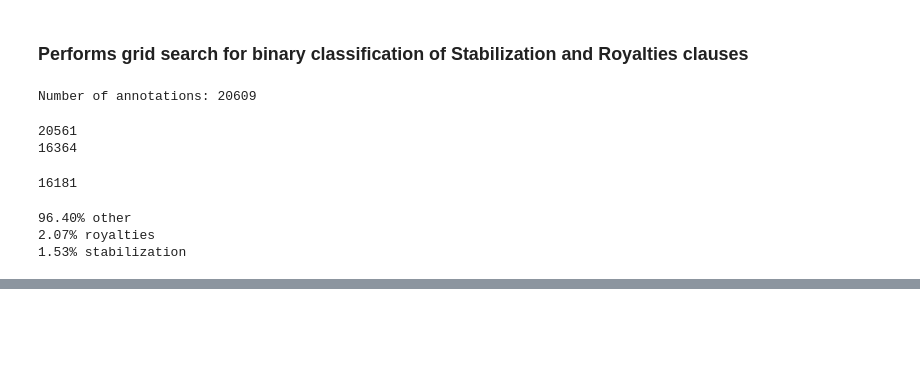
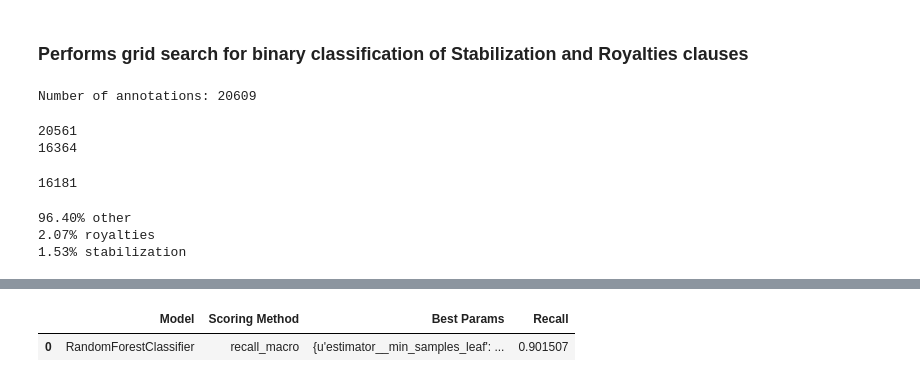
Before and after one commit to datakind/NRGI_Extractives_Contract_Toolkit, a Jupyter notebook: 6a_Annotation_Tag_Classifier_GridSearch.ipynb, the cells around one changed output, grey strips where cells are left out. Cells and saved outputs as stored; diff of their text form; code cells hidden in the pictures; blank space fills up the shorter version.

```diff
--- a/6a_Annotation_Tag_Classifier_GridSearch.ipynb
+++ b/6a_Annotation_Tag_Classifier_GridSearch.ipynb
@@ -39,7 +39,7 @@ land_folder = 'contract_data/Contracts_Annotations/openland_contracts/'
 folders = [resource_folder,land_folder]
 # %%
 labels = ['stabilization','royalties']
-n_folds = 5
+n_folds = 3
 # %%
 # Languages must be supported by NLTK Snowball Stemmer and stopwords
 languages = ['english','french','spanish','italian','portuguese','dutch','swedish']
@@ -314,6 +314,27 @@ parameters = [
 #               ,'n_jobs': [-1]
 #               ,'max_depth': [3,6,9]}
 ]
+# %%
+parameters = [
+#         {'penalty': ['l1','l2']      # LogisticRegression
+#               ,'C': [.001,.01,.1,1,10,100]
+#               ,'class_weight': [None,'balanced']
+#               ,'n_jobs': [-1]}
+#         ,{'max_depth': [8,10,12,14]}       #DecisionTree
+         {'estimator__n_estimators': [500],          # RandomForest
+          'estimator__n_jobs': [-1],
+            "estimator__max_depth": [None,12,14],
+              "estimator__max_features": [.2,.33],
+              "estimator__min_samples_split": [2,10],
+              "estimator__min_samples_leaf": [50],
+              "estimator__bootstrap": [False,True],
+              "estimator__criterion": ['gini'],
+              "estimator__class_weight": ['balanced','balanced_subsample']}
+#         ,{'max_features':[0.2,0.33,0.5]       #ExtraTrees
+#               ,'n_estimators': [50]
+#               ,'n_jobs': [-1]
+#               ,'max_depth': [3,6,9]}
+]
 # %%
 def grid_search(X_all, y_all, classifiers, parameters):
 
@@ -330,7 +351,7 @@ def grid_search(X_all, y_all, classifiers, parameters):
         for score in scores:
             print '     ' + score.title()
 #             clf = GridSearchCV(classifiers[i], parameters[i],cv=n_folds,scoring=score)
-            clf = GridSearchCV(OneVsRestClassifier(classifiers[i]), parameters[i],cv=n_folds,scoring=score)
+            clf = GridSearchCV(OneVsRestClassifier(classifiers[i]), parameters[i],cv=n_folds,scoring=score, verbose=10)
             clf.fit(X_all,y_all)
             y_true, y_pred = y_all, clf.predict(X_all)
 
@@ -338,7 +359,8 @@ def grid_search(X_all, y_all, classifiers, parameters):
 #             prec = precision_score(y_true, y_pred, average='macro')
 #             rec = recall_score(y_true, y_pred, average='macro')
 #             roc_auc = roc_auc_score(y_true, y_pred, average='macro')
-            print classification_report(y_true, y_pred, target_names=clf.classes_)
+            print "Accuracy Score: " + str(accuracy_score(y_true, y_pred))
+            print classification_report(y_true, y_pred, target_names=yunique)
             results.append([model, score, clf.best_params_, clf.best_score_])
     return results
 # %%
@@ -358,6 +394,9 @@ pickle.dump(label_results,'Multiclass_gridsearch_results.pkl')
 # %%
-pd.set_option('max_colwidth',200)
+pd.set_option('max_colwidth',500)
 resultsdf = pd.DataFrame(label_results)
 resultsdf.columns = ['Model','Scoring Method','Best Params','Recall']
 resultsdf.to_csv('Multiclass_grid_search_results.csv')
 display(resultsdf.sort_values(by='Recall',ascending=False))
+# %% [output]
+|  | Model | Scoring Method | Best Params | Recall |
+| 0 | RandomForestClassifier | recall_macro | {u'estimator__min_samples_leaf': ... | 0.901507 |
```
Also changed, not shown: parts of 6 cells of this notebook, 6 other files.
